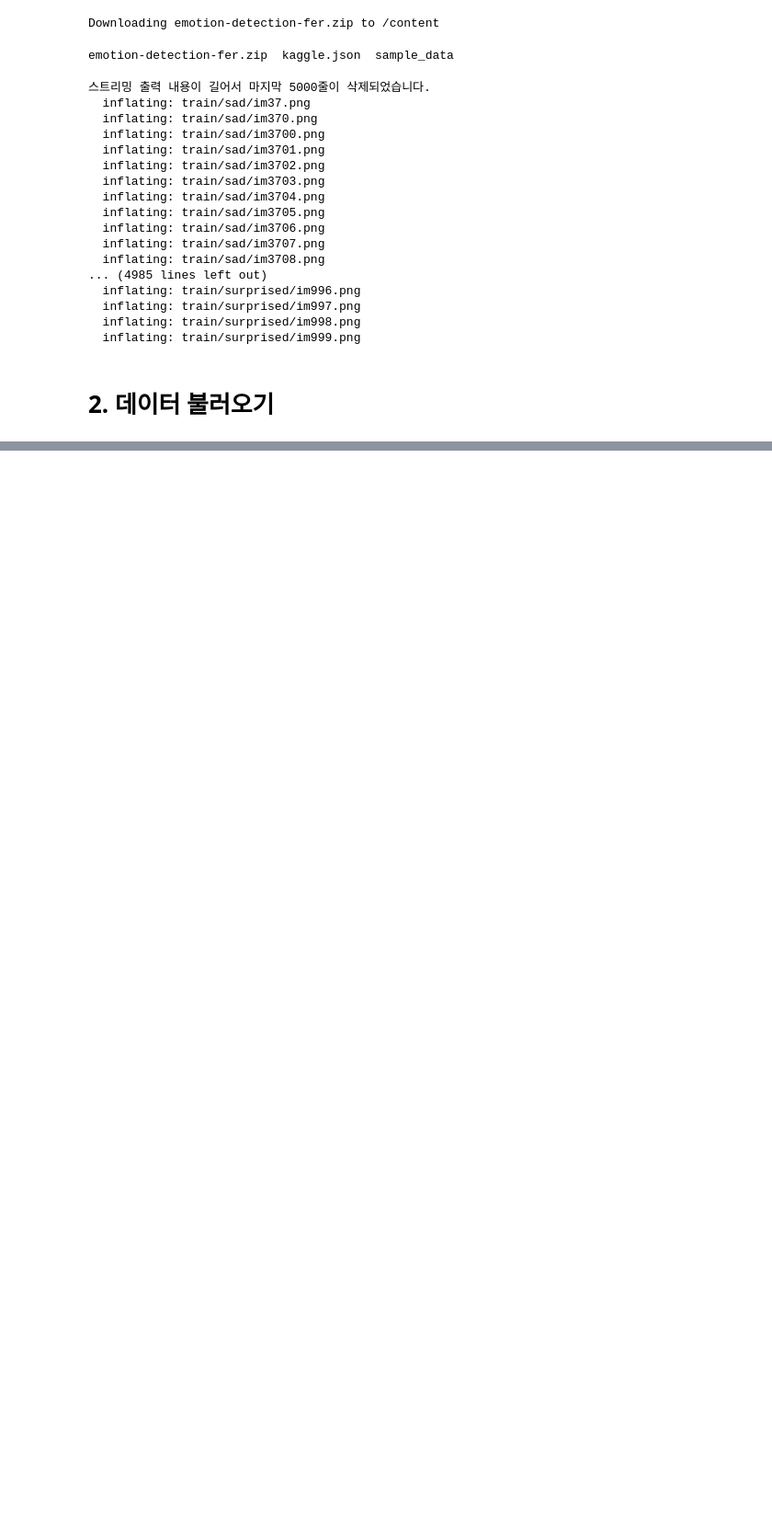
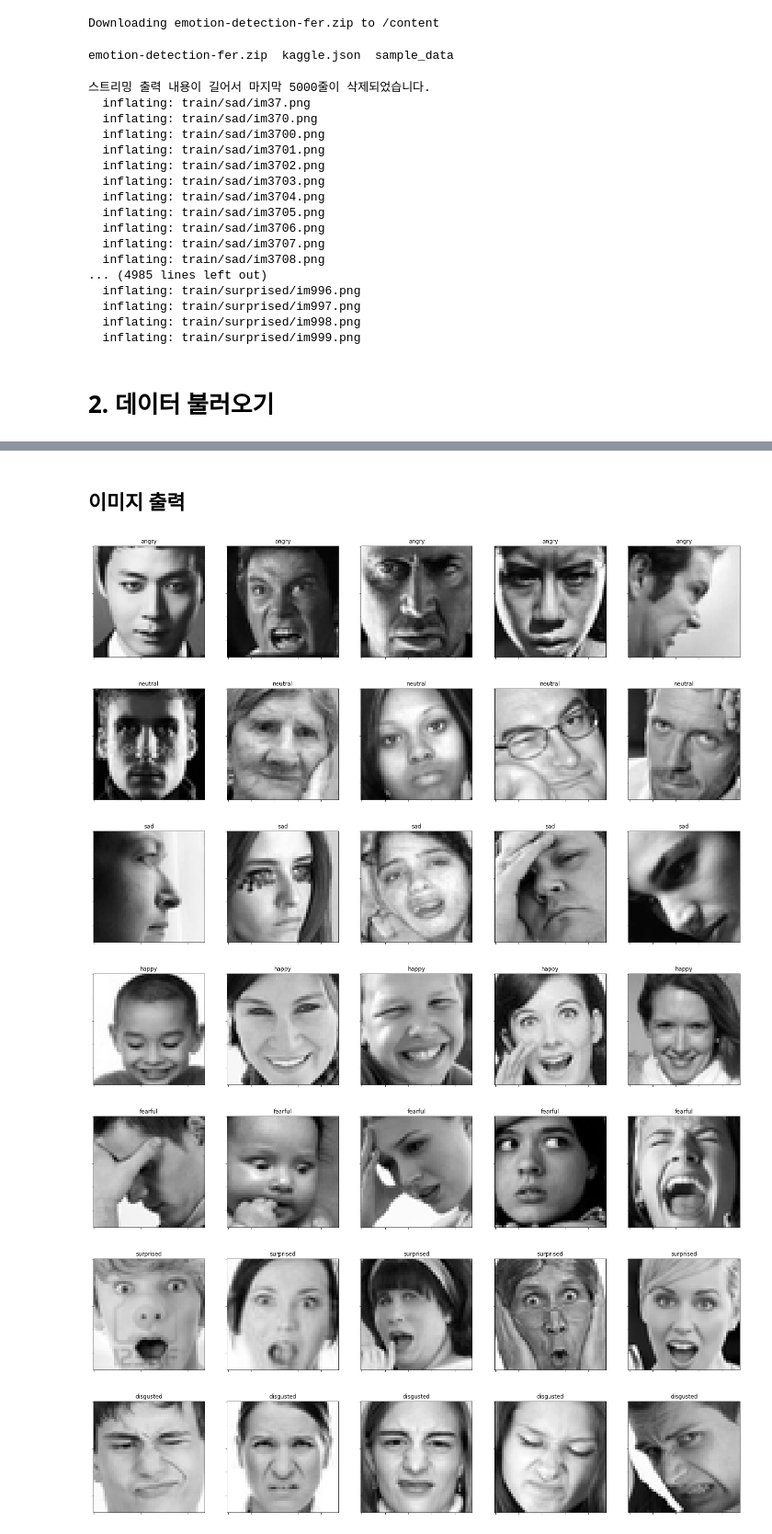
Before and after one commit to BoHye0202/Toy-Project, a Jupyter notebook: 5.Music Recommendation based on emotion/Facial_Expression.ipynb, the cells around one changed output, grey strips where cells are left out. Shown: that part at 92% size. Drawn from its saved outputs; the diff is of its cells as text; code cells hidden in the pictures; blank space fills up the shorter version.

```diff
--- a/5.Music Recommendation based on emotion/Facial_Expression.ipynb
+++ b/5.Music Recommendation based on emotion/Facial_Expression.ipynb
@@ -93,0 +88,32 @@ os.listdir(path)
+# %% [markdown]
+## 이미지 출력
+# %%
+def plot_image(label):
+  fig, ax = plt.subplots(1, 5, figsize=(25,12))
+  fig.subplots_adjust(hspace=.2, wspace=.2)
+  ax = ax.ravel()
+  url = path+label
+
+  for i in range(5):
+    file = random.choice(os.listdir(url))
+    f = img.imread(url+'/'+file)
+    ax[i].imshow(f, cmap='gray')
+    ax[i].set_title(label)
+    ax[i].set_xticklabels([])
+    ax[i].set_yticklabels([])
+# %%
+plot_image('angry')
+plot_image('neutral')
+plot_image('sad')
+plot_image('happy')
+plot_image('fearful')
+plot_image('surprised')
+plot_image('disgusted')
+# %% [output]
+[figure, added]
+[figure, added]
+[figure, added]
+[figure, added]
+[figure, added]
+[figure, added]
+[figure, added]
```
Also changed, not shown: parts of 22 cells of this notebook.
